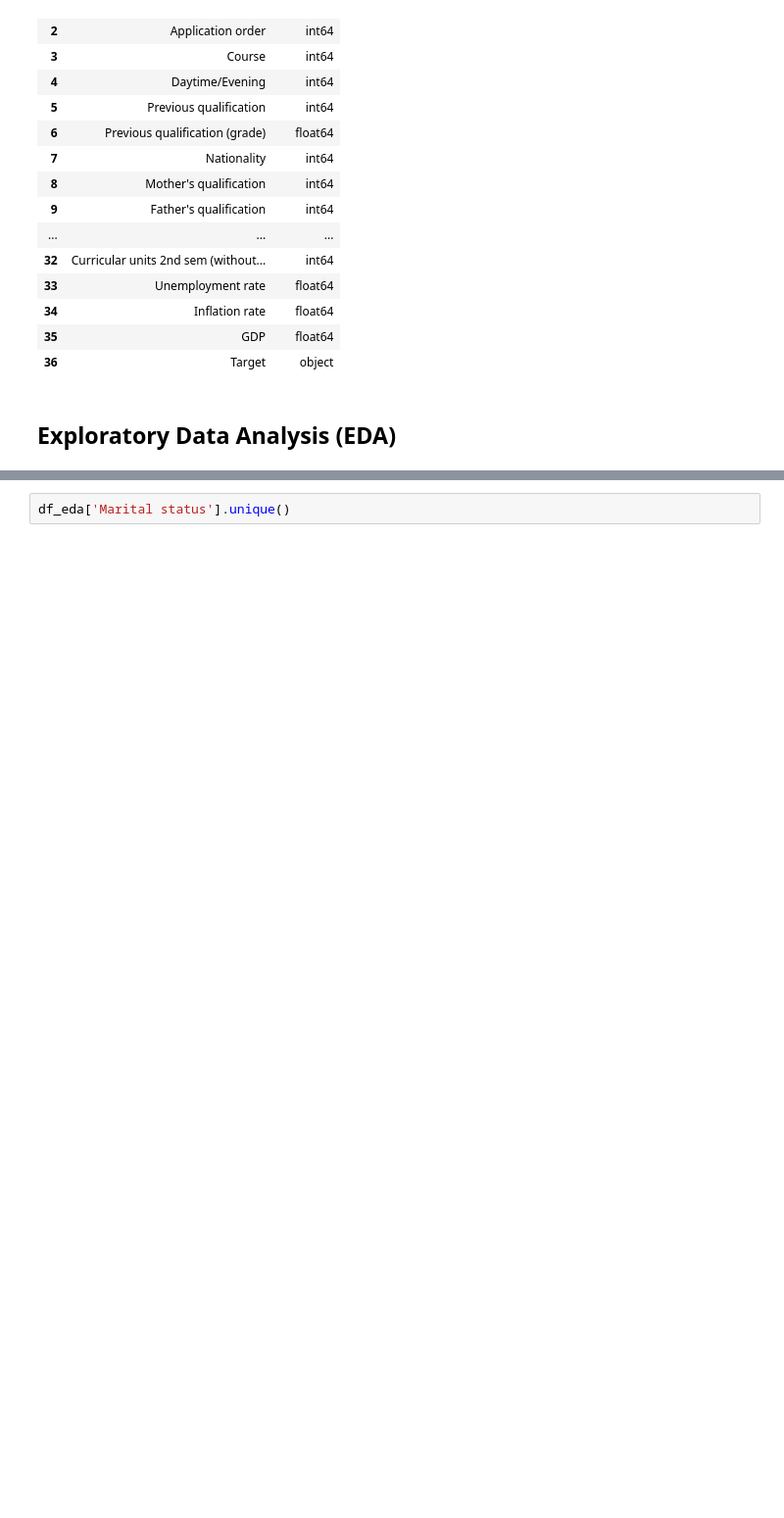
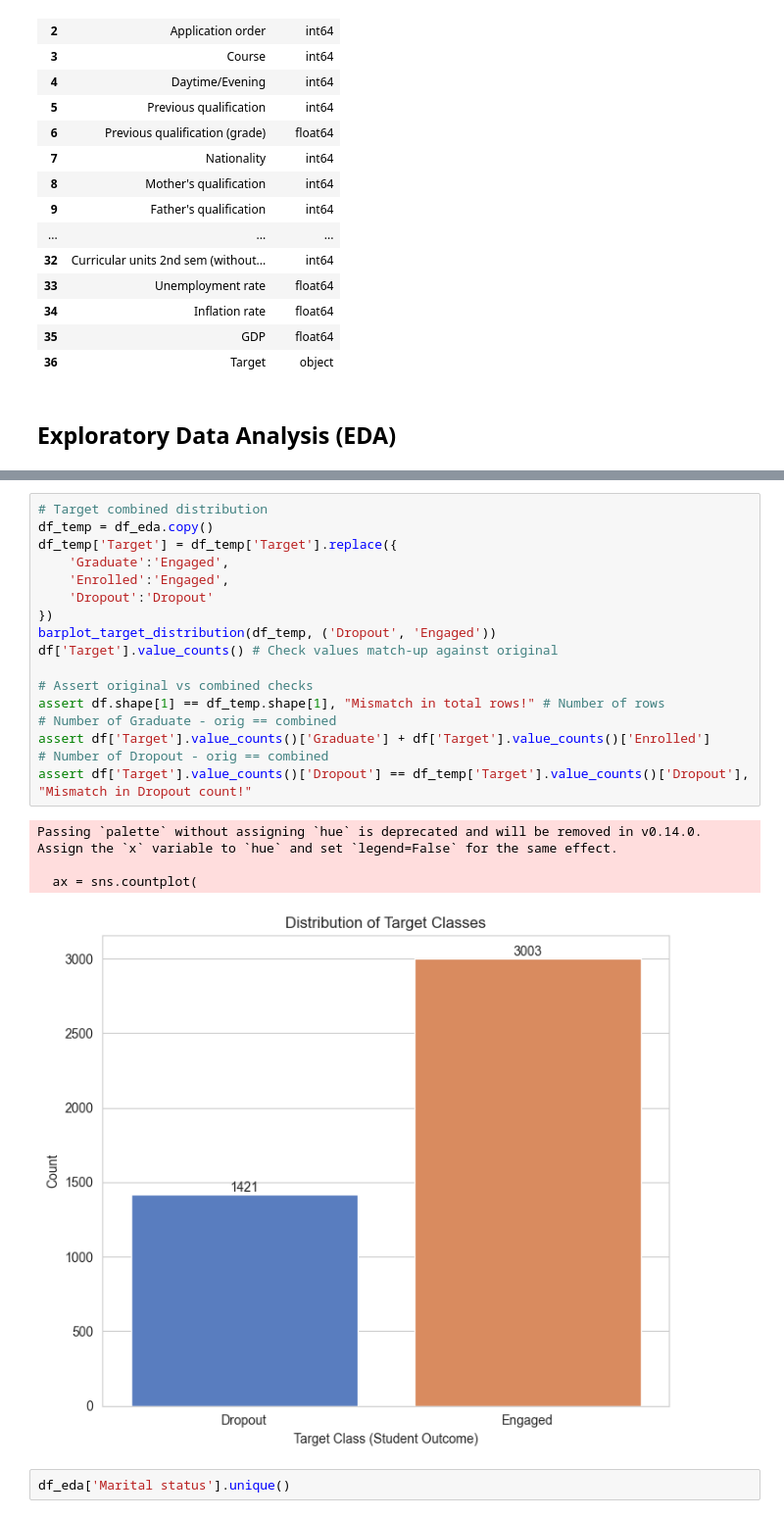
Before and after one commit to evaktar/AIandML, a Jupyter notebook: assessment.ipynb, the cells around one changed output, grey strips where cells are left out. Shown: that part at 98% size. Saved outputs shown, nothing was run; the diff lists cells and outputs as text; blank space fills up the shorter version.

```diff
--- a/assessment.ipynb
+++ b/assessment.ipynb
@@ -115,3 +148,25 @@ Count of Dropout: 1421
+# %%
+# Target combined distribution
+df_temp = df_eda.copy()
+df_temp['Target'] = df_temp['Target'].replace({
+    'Graduate':'Engaged',
+    'Enrolled':'Engaged',
+    'Dropout':'Dropout'
+})
+barplot_target_distribution(df_temp, ('Dropout', 'Engaged'))
+df['Target'].value_counts() # Check values match-up against original
+
+# Assert original vs combined checks
+assert df.shape[1] == df_temp.shape[1], "Mismatch in total rows!" # Number of rows
+# Number of Graduate - orig == combined
+assert df['Target'].value_counts()['Graduate'] + df['Target'].value_counts()['Enrolled']
+# Number of Dropout - orig == combined
+assert df['Target'].value_counts()['Dropout'] == df_temp['Target'].value_counts()['Dropout'], "Mismatch in Dropout count!"
+# %% [output]
+Passing `palette` without assigning `hue` is deprecated and will be removed in v0.14.0. Assign the `x` variable to `hue` and set `legend=False` for the same effect.
+
+  ax = sns.countplot(
+[figure, added]
 # %%
 df_eda['Marital status'].unique()
 # %% [output]
```
Also changed, not shown: parts of 20 cells of this notebook.
